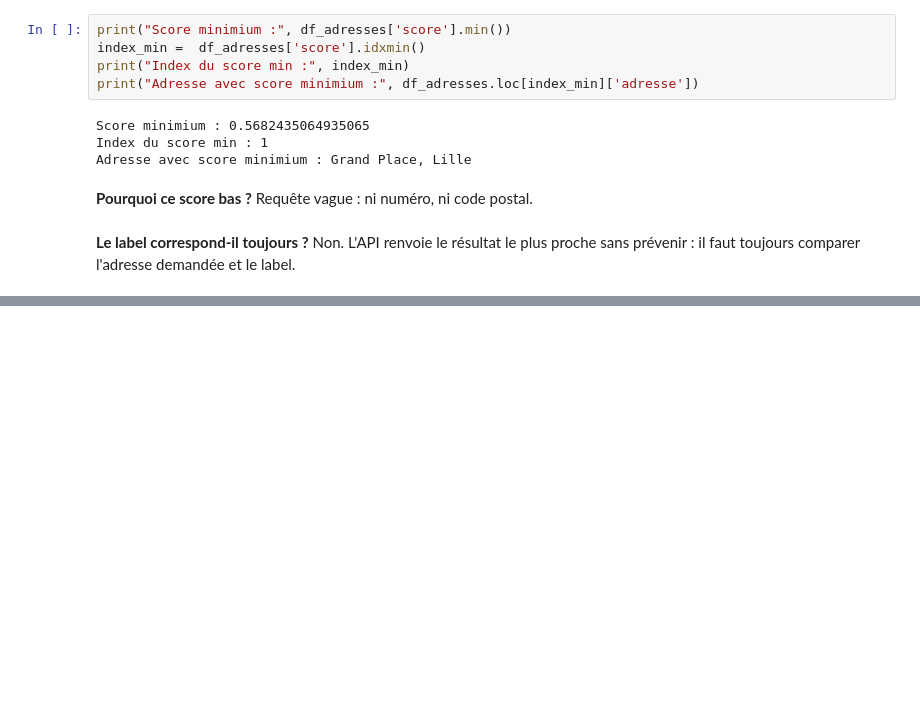
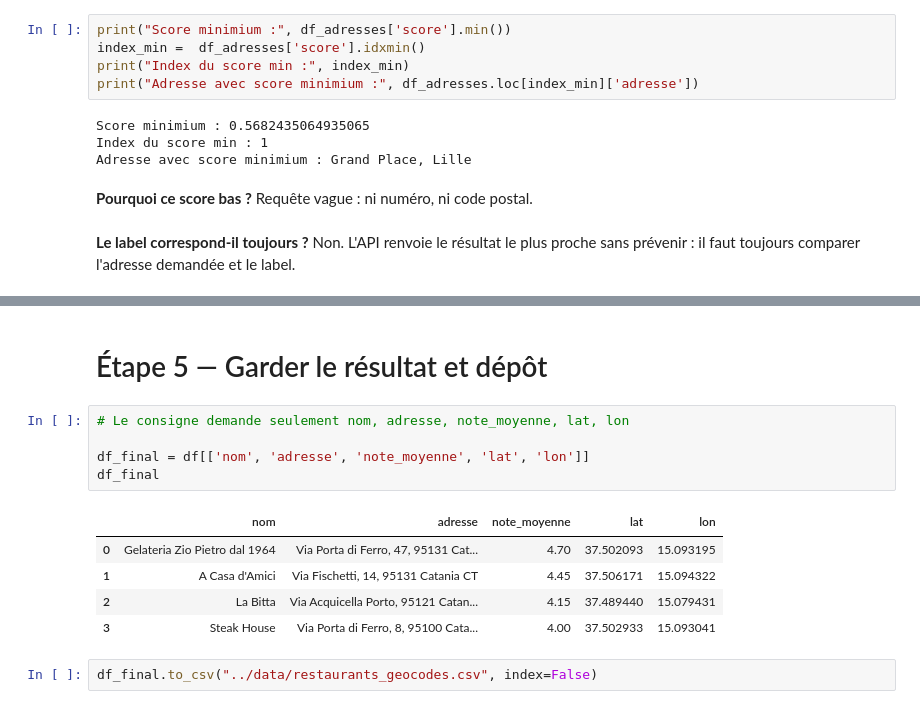
Before and after one commit to pbejian/json-api-geocodage, a Jupyter notebook: notebooks/quete_json_api.ipynb, the cells around one changed output, grey strips where cells are left out. Cells and saved outputs as stored; diff of their text form; blank space fills up the shorter version.

Commit message:
README, requirements et finalisation

```diff
--- a/notebooks/quete_json_api.ipynb
+++ b/notebooks/quete_json_api.ipynb
@@ -470,0 +803,15 @@ Adresse avec score minimium : Grand Place, Lille
+# %% [markdown]
+# Étape 5 — Garder le résultat et dépôt
+# %%
+# Le consigne demande seulement nom, adresse, note_moyenne, lat, lon
+
+df_final = df[['nom', 'adresse', 'note_moyenne', 'lat', 'lon']]
+df_final
+# %% [output]
+|  | nom | adresse | note_moyenne | lat | lon |
+| 0 | Gelateria Zio Pietro dal 1964 | Via Porta di Ferro, 47, 95131 Cat... | 4.70 | 37.502093 | 15.093195 |
+| 1 | A Casa d'Amici | Via Fischetti, 14, 95131 Catania CT | 4.45 | 37.506171 | 15.094322 |
+| 2 | La Bitta | Via Acquicella Porto, 95121 Catan... | 4.15 | 37.489440 | 15.079431 |
+| 3 | Steak House | Via Porta di Ferro, 8, 95100 Cata... | 4.00 | 37.502933 | 15.093041 |
+# %%
+df_final.to_csv("../data/restaurants_geocodes.csv", index=False)
```
Also changed, not shown: parts of 38 cells of this notebook, 5 other files.
